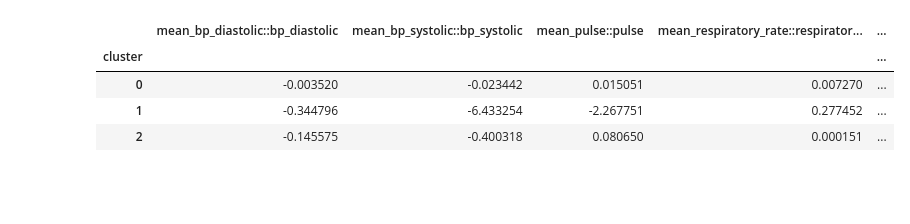
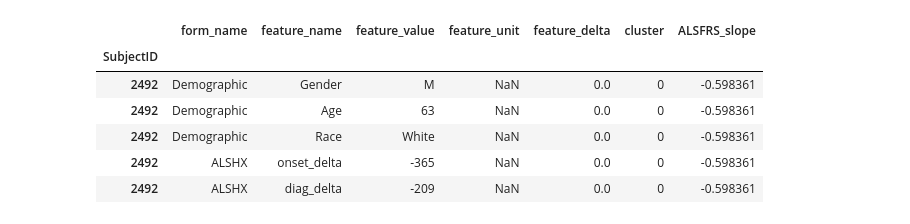
Before and after one commit to ihadanny/turbulence-z-team, a Jupyter notebook: ipython-notebooks/feature_selector_beta.ipynb, the cells around one changed output. Saved outputs shown, nothing was run; the diff lists cells and outputs as text; code cells hidden in the pictures; blank space fills up the shorter version.

Commit message:
clusterer now works with new vectorizer

```diff
--- a/ipython-notebooks/feature_selector_beta.ipynb
+++ b/ipython-notebooks/feature_selector_beta.ipynb
@@ -11,17 +11,19 @@ from sklearn.feature_selection import SelectKBest
 from sklearn.feature_selection import f_regression
 from sklearn import linear_model
 # %%
-proact_data = pd.read_csv('../train_data_vectorized.csv', sep = '|', index_col='SubjectID')
+proact_data = pd.read_csv('../train_data.csv', sep = '|', index_col='SubjectID')
 slope = pd.read_csv('../train_slope.csv', sep = '|', index_col='SubjectID')
 clusters = pd.read_csv('../train_kmeans_clusters.csv', sep = '|', index_col='SubjectID')
 X = pd.merge(proact_data, clusters, left_index = True, right_index = True)
 Y = pd.merge(X, slope, left_index = True, right_index = True)
 
-Y.groupby('cluster').mean()
+Y.head()
 # %% [output]
-|  | mean_bp_diastolic::bp_diastolic | mean_bp_systolic::bp_systolic | mean_pulse::pulse | mean_respiratory_rate::respirator... | ... |
-| cluster |  |  |  |  | ... |
-| 0 | -0.003520 | -0.023442 | 0.015051 | 0.007270 | ... |
-| 1 | -0.344796 | -6.433254 | -2.267751 | 0.277452 | ... |
-| 2 | -0.145575 | -0.400318 | 0.080650 | 0.000151 | ... |
+|  | form_name | feature_name | feature_value | feature_unit | feature_delta | cluster | ALSFRS_slope |
+| SubjectID |  |  |  |  |  |  |  |
+| 2492 | Demographic | Gender | M | NaN | 0.0 | 0 | -0.598361 |
+| 2492 | Demographic | Age | 63 | NaN | 0.0 | 0 | -0.598361 |
+| 2492 | Demographic | Race | White | NaN | 0.0 | 0 | -0.598361 |
+| 2492 | ALSHX | onset_delta | -365 | NaN | 0.0 | 0 | -0.598361 |
+| 2492 | ALSHX | diag_delta | -209 | NaN | 0.0 | 0 | -0.598361 |
 # %%
```
Also changed, not shown: parts of 1 cell of this notebook, 6 other files.
